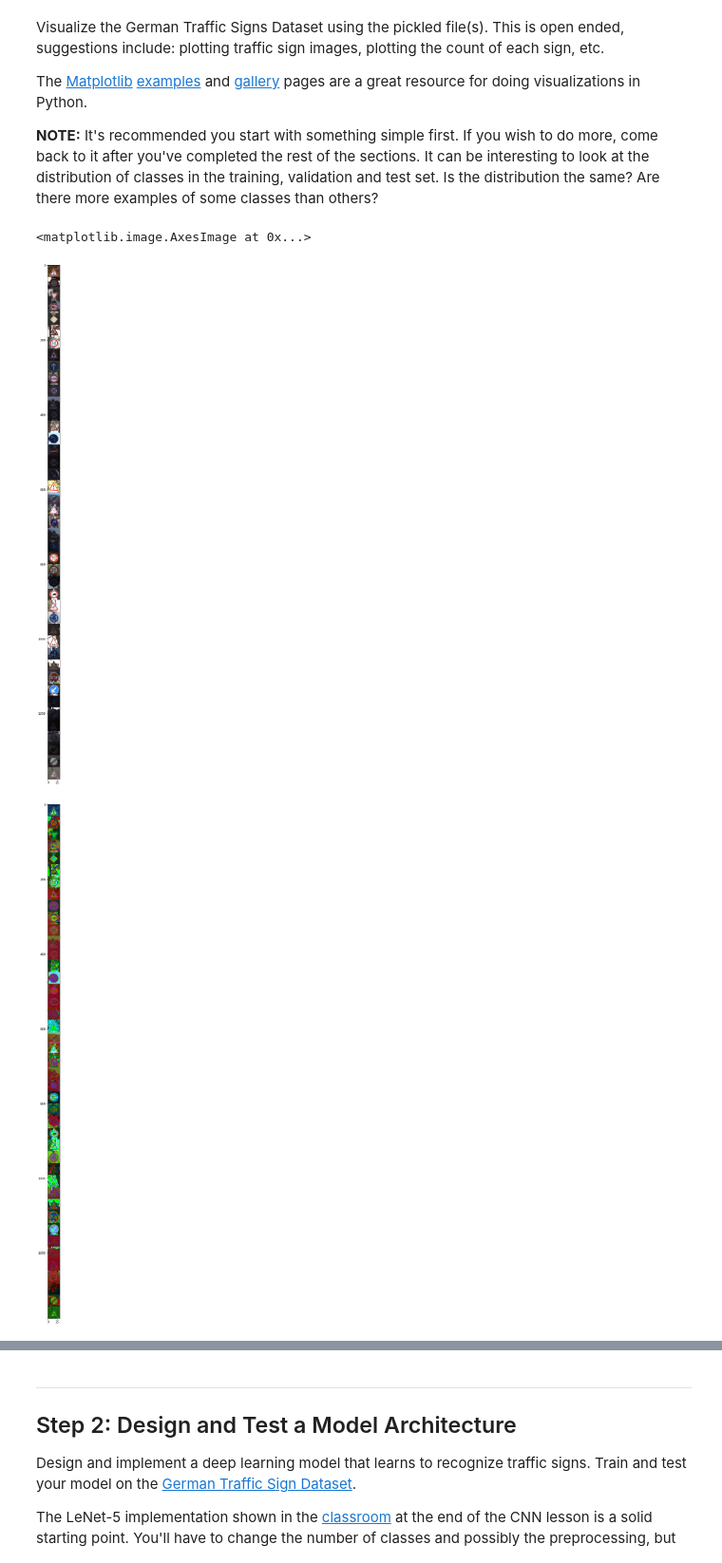
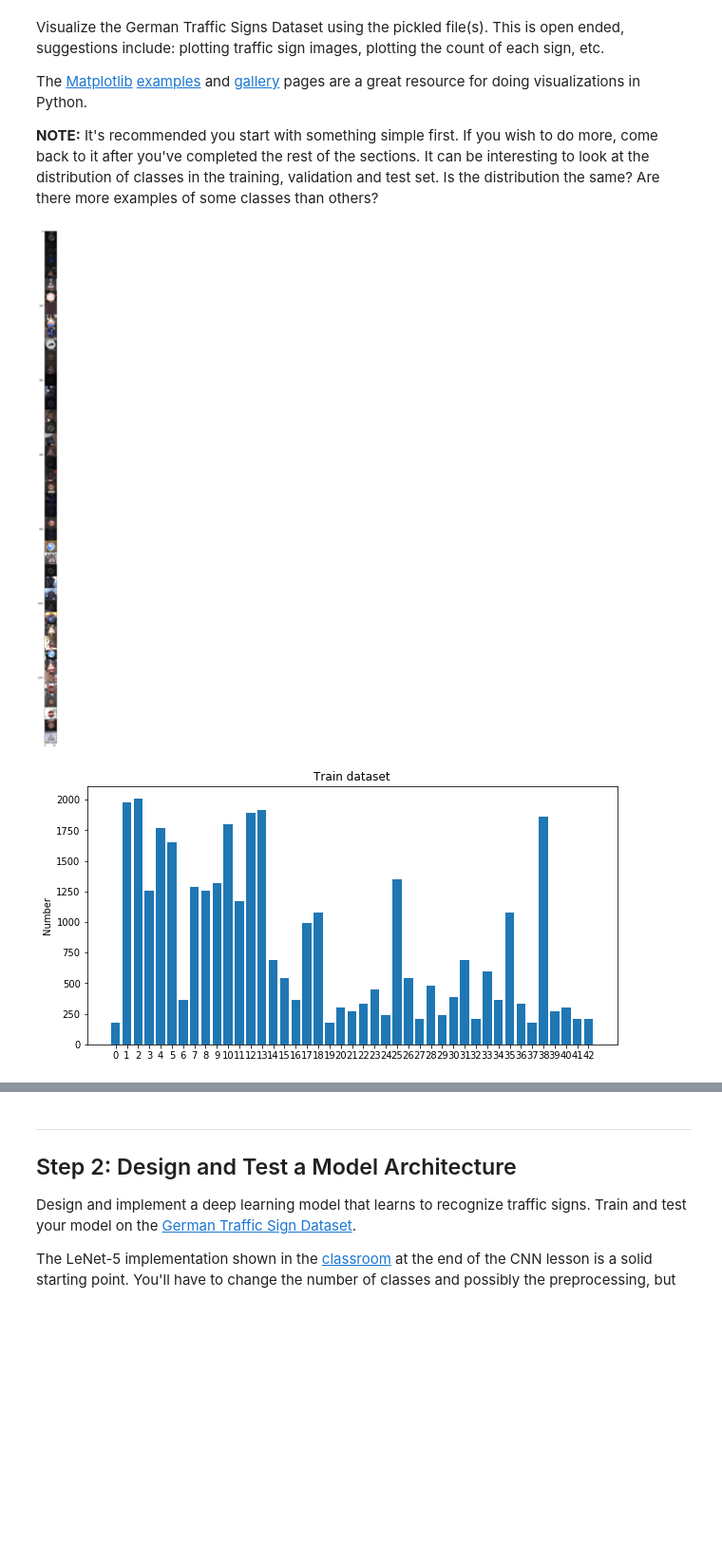
Before and after one commit to garygangwu/tensorflow_test, a Jupyter notebook: Traffic_Sign_Classifier.ipynb, the cells around one changed output, grey strips where cells are left out. Shown: that part at 95% size. Drawn from its saved outputs; the diff is of its cells as text; code cells hidden in the pictures; blank space fills up the shorter version.

```diff
--- a/Traffic_Sign_Classifier.ipynb
+++ b/Traffic_Sign_Classifier.ipynb
@@ -104,36 +114,67 @@ The [Matplotlib](http://matplotlib.org/) [examples](http://matplotlib.org/exampl
 # %%
 ### Data exploration visualization code goes here.
 ### Feel free to use as many code cells as needed.
 import random
 import numpy as np
 import matplotlib.pyplot as plt
-import cv2
+from collections import defaultdict
 %matplotlib inline
 
 label_map = {}
 images = []
 for i in range(len(X_valid)):
     label = y_valid[i]
     if not label in label_map:
         label_map[label] = 1
         images.append(X_valid[i])
 
 big_image = None
-big_image_2 = None
 for i in range(len(images)):
     if i == 0:
         big_image = images[i]
-        big_image_2 = cv2.cvtColor(images[i], cv2.COLOR_RGB2HLS)
     else:
         big_image = np.append(big_image, images[i], axis=0)
-        big_image_2 = np.append(big_image_2, cv2.cvtColor(images[i], cv2.COLOR_RGB2HLS), axis=0)
 
-plt.figure(figsize=(32, 32))
+plt.figure(figsize=(4, 43))
 plt.imshow(big_image.squeeze())
 
-plt.figure(figsize=(32, 32))
-plt.imshow(big_image_2.squeeze())
+train_stats = [0] * 43
+valid_stats = [0] * 43
+test_stats = [0] * 43
+
+for i in y_train:
+  train_stats[i] += 1
+for i in y_valid:
+  valid_stats[i] += 1
+for i in y_test:
+  test_stats[i] += 1
+
+objects = list(range(43))
+y_pos = np.arange(len(objects))
+
+plt.figure(figsize=(10, 5))
+plt.clf()
+plt.bar(y_pos, train_stats, align='center', alpha=1)
+plt.xticks(y_pos, objects)
+plt.ylabel('Number')
+plt.title('Train dataset')
+plt.show()
+
+plt.figure(figsize=(10, 5))
+plt.clf()
+plt.bar(y_pos, valid_stats, align='center', alpha=1)
+plt.xticks(y_pos, objects)
+plt.ylabel('Number')
+plt.title('Valid dataset')
+plt.show()
+
+plt.figure(figsize=(10, 5))
+plt.clf()
+plt.bar(y_pos, test_stats, align='center', alpha=1)
+plt.xticks(y_pos, objects)
+plt.ylabel('Number')
+plt.title('Test dataset')
+plt.show()
 # %% [output]
-<matplotlib.image.AxesImage at 0x...>
-[figure, old version]
+[figure, new version]
-[figure, old version]
+[figure, new version]
```
Also changed, not shown: parts of 14 cells of this notebook, 1 other file.
